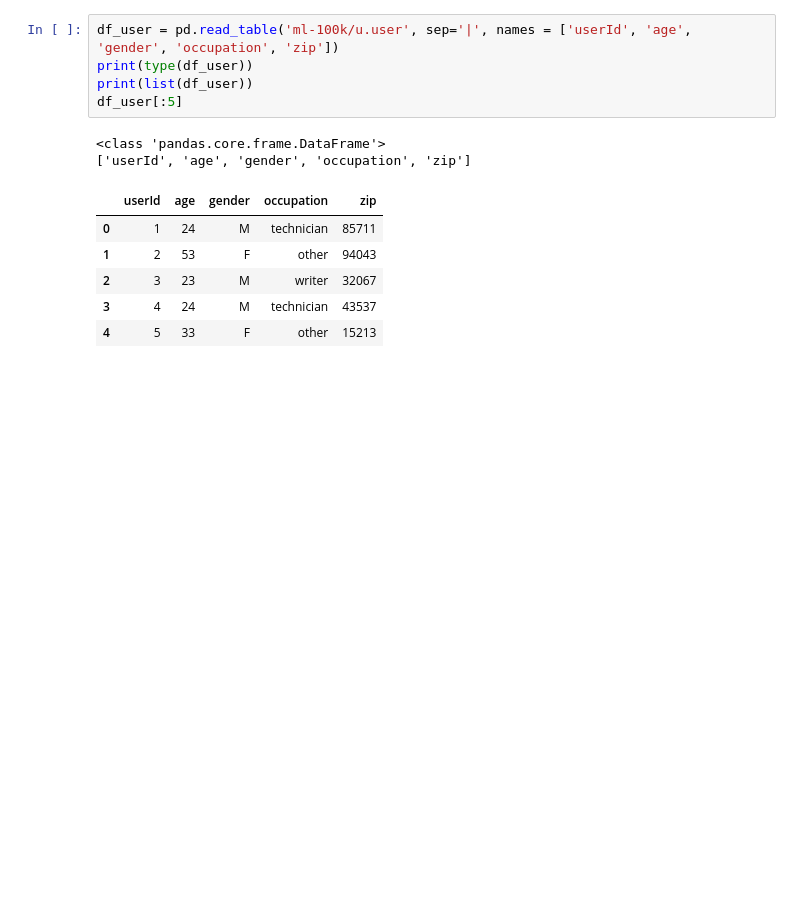
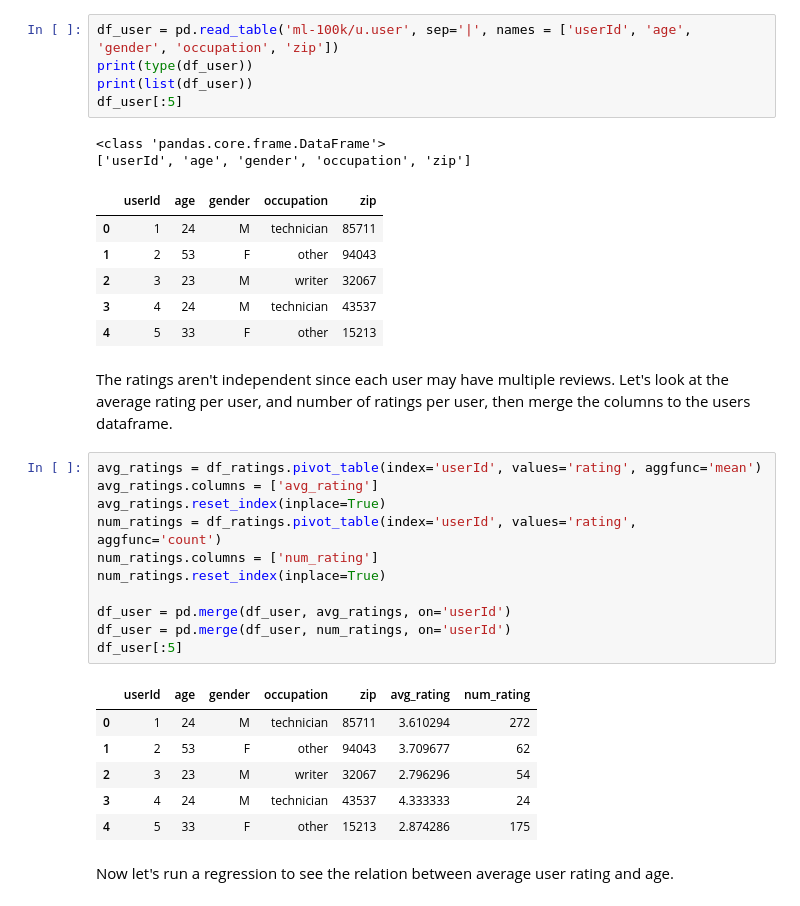
Before and after one commit to MLFontaine/data-science-side-projects, a Jupyter notebook: movielens_project/movielens_demographics_jupyter.ipynb, the cells around one changed output. Saved outputs shown, nothing was run; the diff lists cells and outputs as text; blank space fills up the shorter version.

```diff
--- a/movielens_project/movielens_demographics_jupyter.ipynb
+++ b/movielens_project/movielens_demographics_jupyter.ipynb
@@ -119,3 +123,25 @@ df_user[:5]
 | 2 | 3 | 23 | M | writer | 32067 |
 | 3 | 4 | 24 | M | technician | 43537 |
 | 4 | 5 | 33 | F | other | 15213 |
+# %% [markdown]
+The ratings aren't independent since each user may have multiple reviews. Let's look at the average rating per user, and number of ratings per user, then merge the columns to the users dataframe.
+# %%
+avg_ratings = df_ratings.pivot_table(index='userId', values='rating', aggfunc='mean')
+avg_ratings.columns = ['avg_rating']
+avg_ratings.reset_index(inplace=True)
+num_ratings = df_ratings.pivot_table(index='userId', values='rating', aggfunc='count')
+num_ratings.columns = ['num_rating']
+num_ratings.reset_index(inplace=True)
+
+df_user = pd.merge(df_user, avg_ratings, on='userId')
+df_user = pd.merge(df_user, num_ratings, on='userId')
+df_user[:5]
+# %% [output]
+|  | userId | age | gender | occupation | zip | avg_rating | num_rating |
+| 0 | 1 | 24 | M | technician | 85711 | 3.610294 | 272 |
+| 1 | 2 | 53 | F | other | 94043 | 3.709677 | 62 |
+| 2 | 3 | 23 | M | writer | 32067 | 2.796296 | 54 |
+| 3 | 4 | 24 | M | technician | 43537 | 4.333333 | 24 |
+| 4 | 5 | 33 | F | other | 15213 | 2.874286 | 175 |
+# %% [markdown]
+Now let's run a regression to see the relation between average user rating and age.
```
Also changed, not shown: parts of 16 cells of this notebook.
